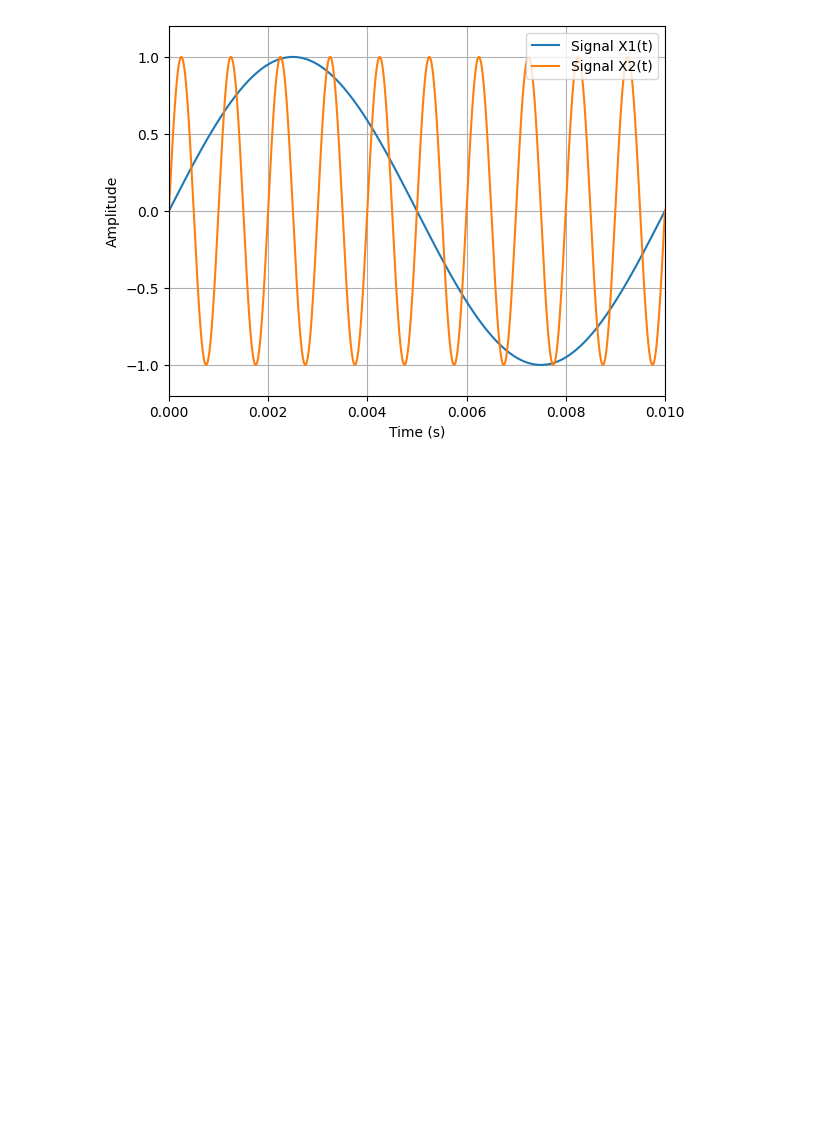
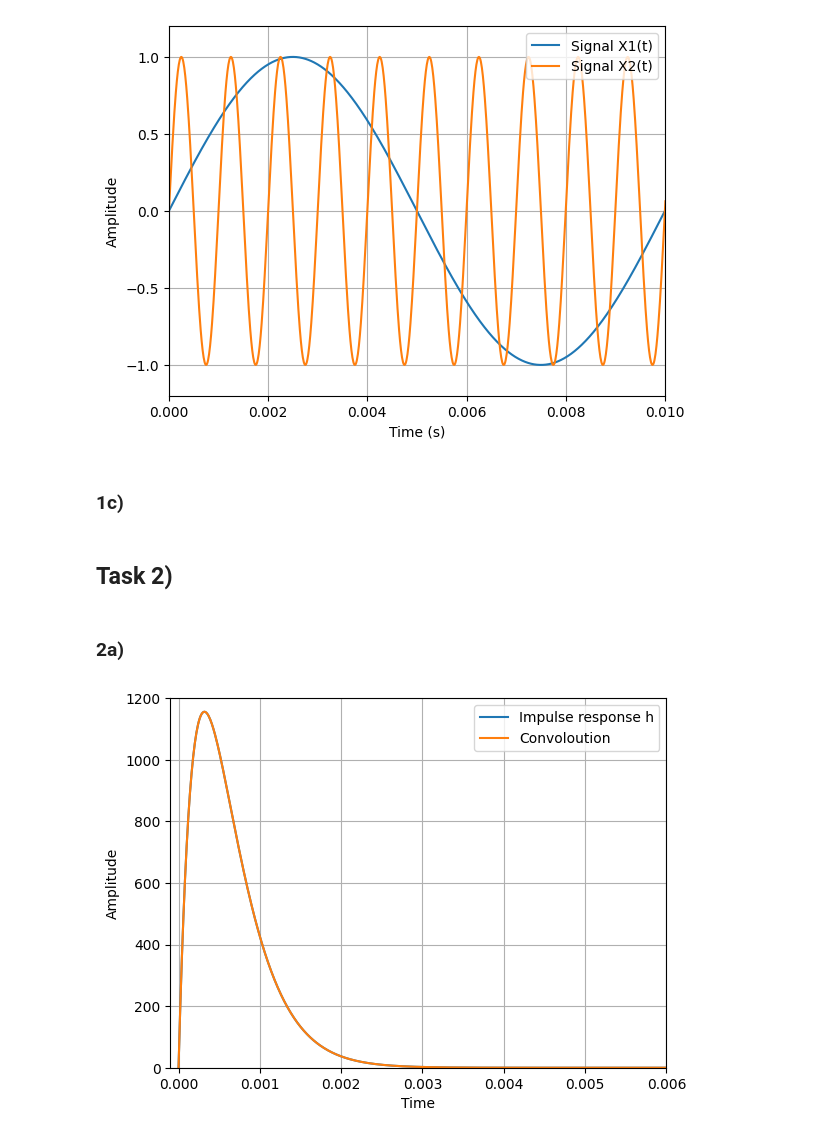
Before and after one commit to OliverHansson/Sigtrans_assignments, a Jupyter notebook: Assignment1/Assignment 1.ipynb, the cells around one changed output. Saved outputs shown, nothing was run; the diff lists cells and outputs as text; code cells hidden in the pictures; blank space fills up the shorter version.

```diff
--- a/Assignment1/Assignment 1.ipynb
+++ b/Assignment1/Assignment 1.ipynb
@@ -74,3 +74,5 @@ ax.legend(loc='upper right') # Add legend
 plt.show()                 # Show the plot
 # %% [output]
 [figure]
+# %% [markdown]
+### 1c)
@@ -76,0 +83,39 @@ plt.show()                 # Show the plot
+# %% [markdown]
+## Task 2)
+# %% [markdown]
+### 2a)
+# %%
+alpha = 1000*np.pi
+t2_start = 0
+t2_stop = 0.02
+t2_increment = 0.00001
+
+t2 = np.arange(t2_start, t2_stop, t2_increment )
+u = 1
+
+h = alpha**2 * t2 * np.exp(-alpha * t2) * u
+
+
+d = np.zeros(t2.shape)
+d[0] = 1 / t2_increment
+
+# Perform the convolution
+y = t2_increment * signal.convolve(d, h, method='direct')
+
+y = y[0:d.shape[0]]
+
+fig2, ax = plt.subplots()
+
+# Plot the curve with x-values 't' and y-values 'x' into the figure 'ax' with the legend entry 'My Signal'
+ax.plot(t2, h, label='Impulse response h')
+ax.plot(t2, y, label='Convoloution')
+
+ax.set_xlabel('Time')  # Add x-axis label
+ax.set_ylabel('Amplitude') # Add y-axis label
+ax.set_xlim(-0.0001, 0.006)       # Set x-axis limits 0-10 ms
+ax.set_ylim(0, 1200)     # Set y-axis limits
+ax.grid(True)              # Turn on the grid
+ax.legend(loc='upper right') # Add legend
+plt.show()                 # Show the plot
+# %% [output]
+[figure, added]
```
Also changed, not shown: parts of 5 cells of this notebook.
